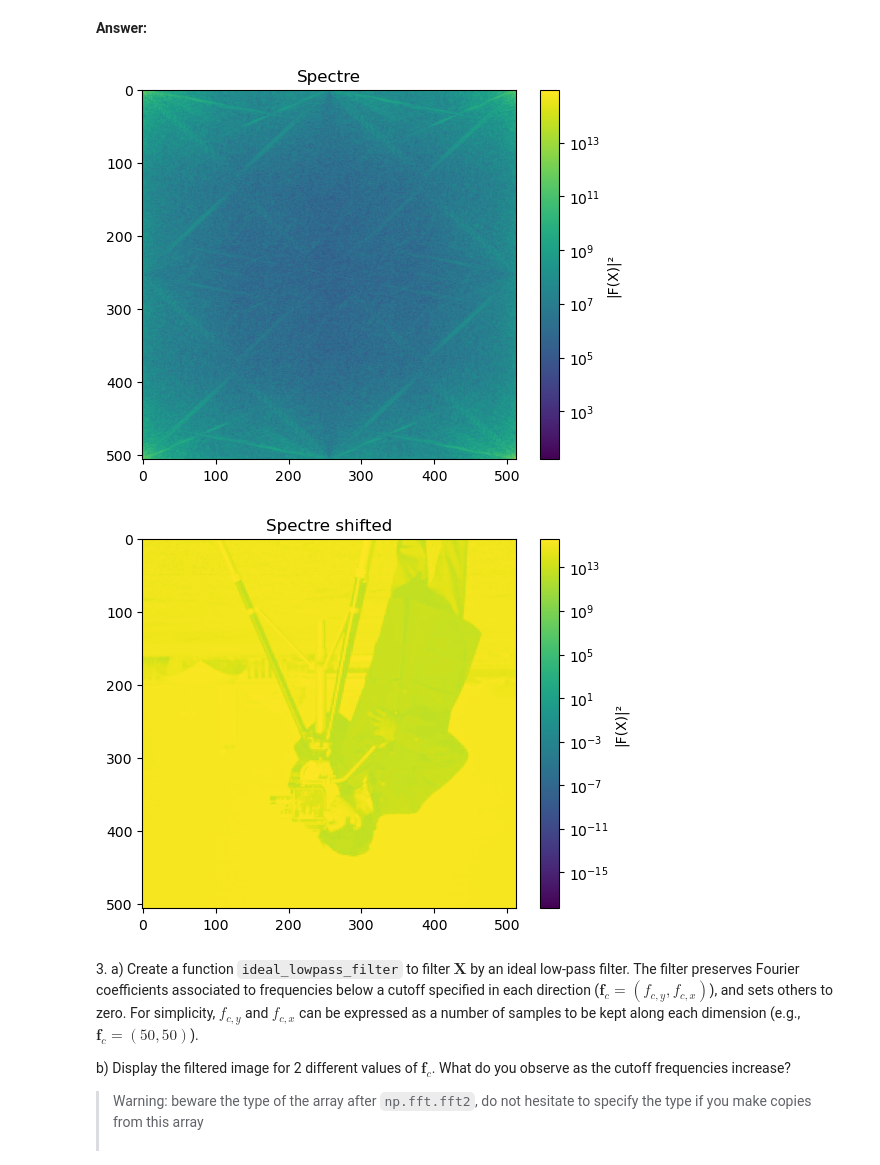
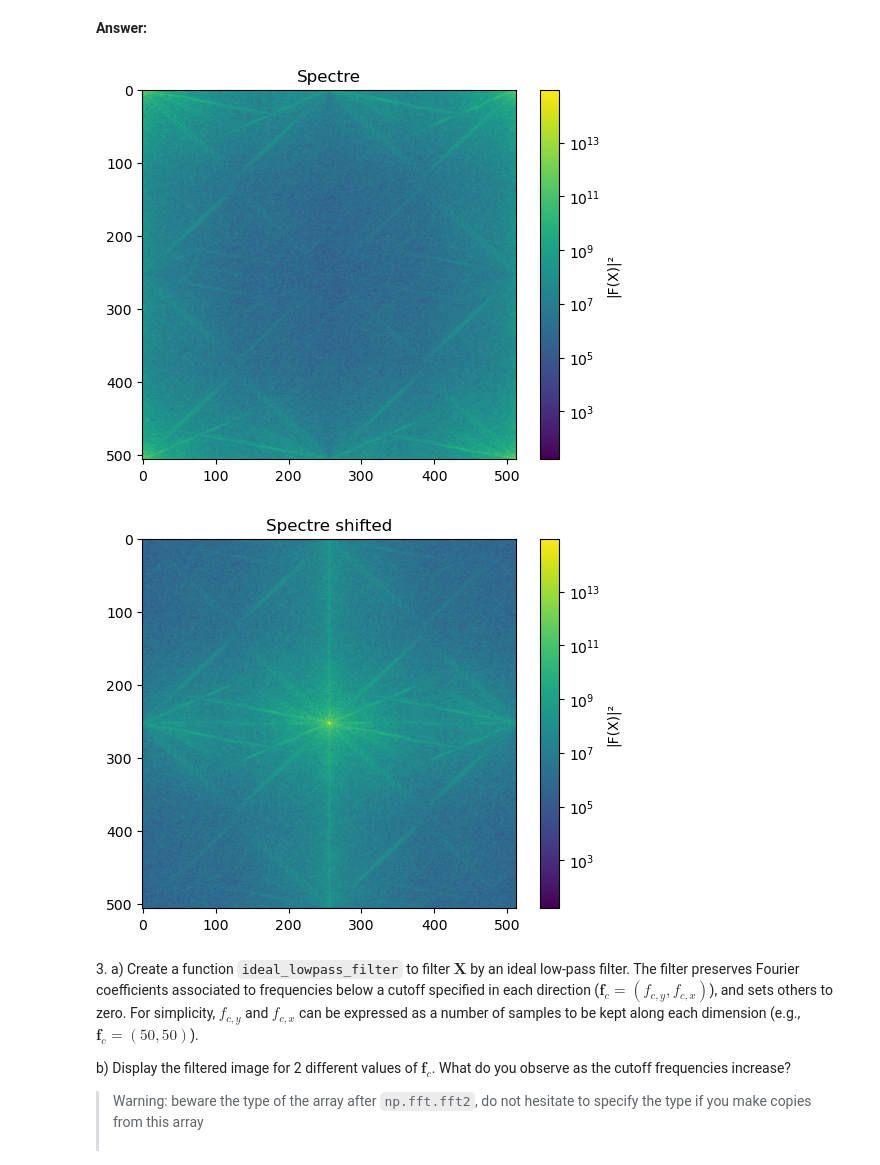
Before and after one commit to jkjky/python_sdia, a Jupyter notebook: Labs/Lab3/lab3.ipynb, the cells around one changed output. Drawn from its saved outputs; the diff is of its cells as text; code cells hidden in the pictures.

```diff
--- a/Labs/Lab3/lab3.ipynb
+++ b/Labs/Lab3/lab3.ipynb
@@ -300,12 +299,13 @@ In this exercise, we explore the use of the 2-dimensional Fourier transform to f
 # your code
 import os
 import matplotlib.pyplot as plt
+from PIL import Image
 
-filename = "C:\\Users\\Isolde\\sdia-git\\python_sdia\\Labs\\Lab3\\img\\cameraman.png"
+filename = "./img/cameraman.png"
 
 img_path = os.path.join( filename)
 img = Image.open(img_path)
-plt.imshow(img)
+plt.imshow(img, cmap = 'gray')
 plt.axis('off')
 plt.show()
 # %% [output]
@@ -321,36 +321,29 @@ b) Take a look at the documentation of `np.fft.fftshift`. Use it to ensure that
 # %%
 # your code
 import numpy as np
 from matplotlib.colors import LogNorm
 f = np.array(img)
+F = np.fft.fft2(f)
 
+def spectre(F):
+    return np.abs(F)**2
 
-def spectre (f):
-    F = np.fft.fft2(f)
-    [K,P] = np.shape(F)
-    sp = np.zeros((K,P))
-    for k in range(K):
-        for p in range(P):
-            sp[k,p] = np.abs(F[k,p])**2
-    return sp
-
-S = spectre(f)
+S = spectre(F)
 plt.imshow(S, norm = LogNorm())
 plt.colorbar(label="|F(X)|²")
 plt.title("Spectre")
 plt.show()
 
-F = np.fft.fft2(f)
 
-shifted_f = np.fft.fftshift(F)
-S_shifted = spectre(shifted_f)
+shifted_F = np.fft.fftshift(F)
+S_shifted = spectre(shifted_F)
 plt.imshow(S_shifted, norm = LogNorm())
 plt.colorbar(label="|F(X)|²")
 plt.title("Spectre shifted")
 plt.show()
 # %% [output]
 [figure]
-[figure, old version]
+[figure, new version]
 # %% [markdown]
 3\.
     a) Create a function `ideal_lowpass_filter` to filter $\mathbf{X}$ by an ideal low-pass filter. The filter preserves Fourier coefficients associated to frequencies below a cutoff specified in each direction ($\mathbf{f}_c = (f_{c,y}, f_{c,x})$), and sets others to zero. For simplicity, $f_{c,y}$ and $f_{c,x}$ can be expressed as a number of samples to be kept along each dimension (e.g., $\mathbf{f}_c = (50,50)$).
```
Also changed, not shown: parts of 9 cells of this notebook.
